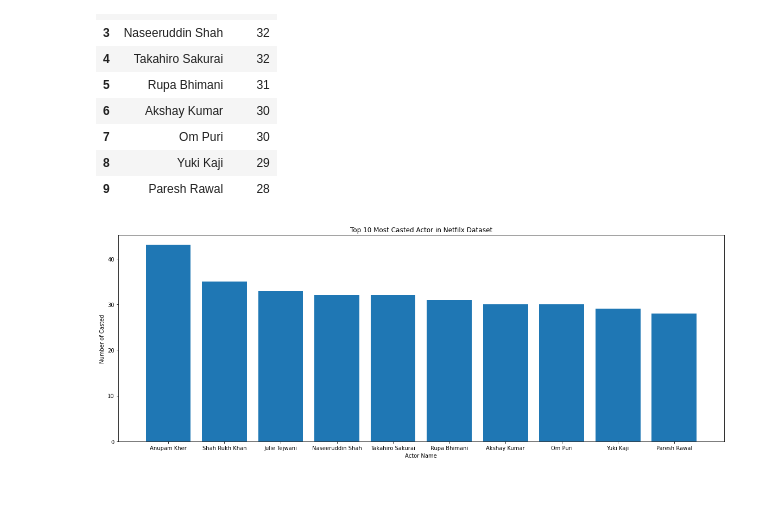
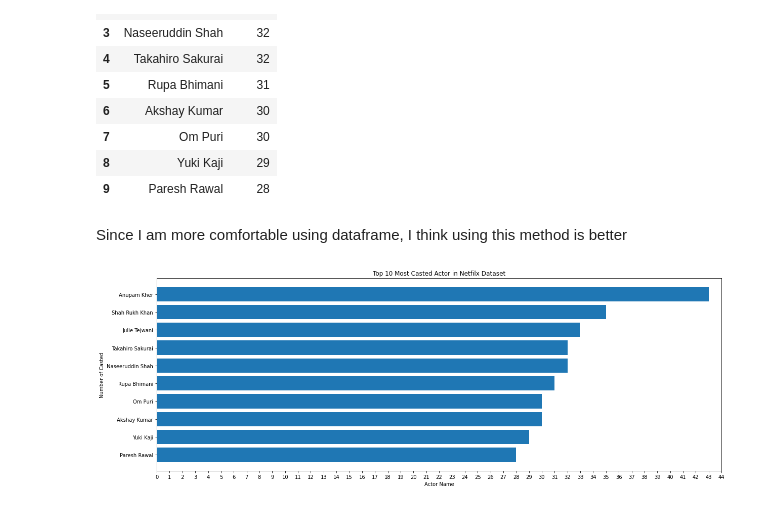
Before and after one commit to dwipaalfarisi/project-netflix-analysis, a Jupyter notebook: main.ipynb, the cells around one changed output. Cells and saved outputs as stored; diff of their text form; code cells hidden in the pictures.

```diff
--- a/main.ipynb
+++ b/main.ipynb
@@ -569,14 +604,25 @@ top10_actor_df
 | 7 | Om Puri | 30 |
 | 8 | Yuki Kaji | 29 |
 | 9 | Paresh Rawal | 28 |
+# %% [markdown]
+Since I am more comfortable using dataframe, I think using this method is better
 # %%
+plot_actor = top10_actor_df.sort_values('count')
+
 # plotting
 fig, ax = plt.subplots(figsize=(20, 7))
-ax.bar(top10_actor_df['actor_name'], height=top10_actor_df['count']);
+ax.barh(plot_actor['actor_name'], plot_actor['count']);
 
 # customise plot
 ax.set(title="Top 10 Most Casted Actor in Netfilx Dataset",
       xlabel = 'Actor Name',
       ylabel = 'Number of Casted');
+
+# set x interval to 1
+count_interval = 1
+ax.xaxis.set_major_locator(ticker.MultipleLocator(count_interval))
+
+# Set xlim
+plt.xlim([0, 44]);
 # %% [output]
-[figure, old version]
+[figure, new version]
```
Also changed, not shown: parts of 16 cells of this notebook.
